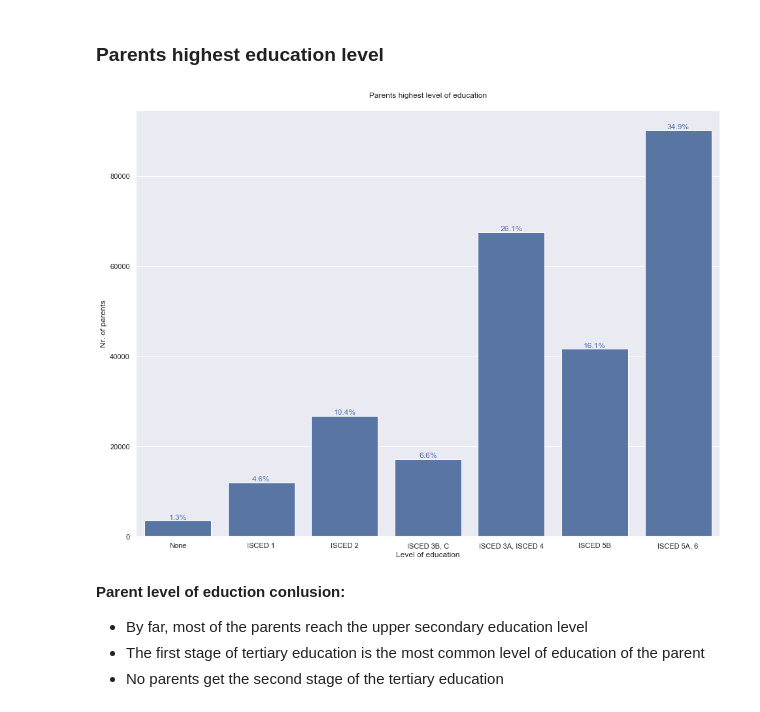
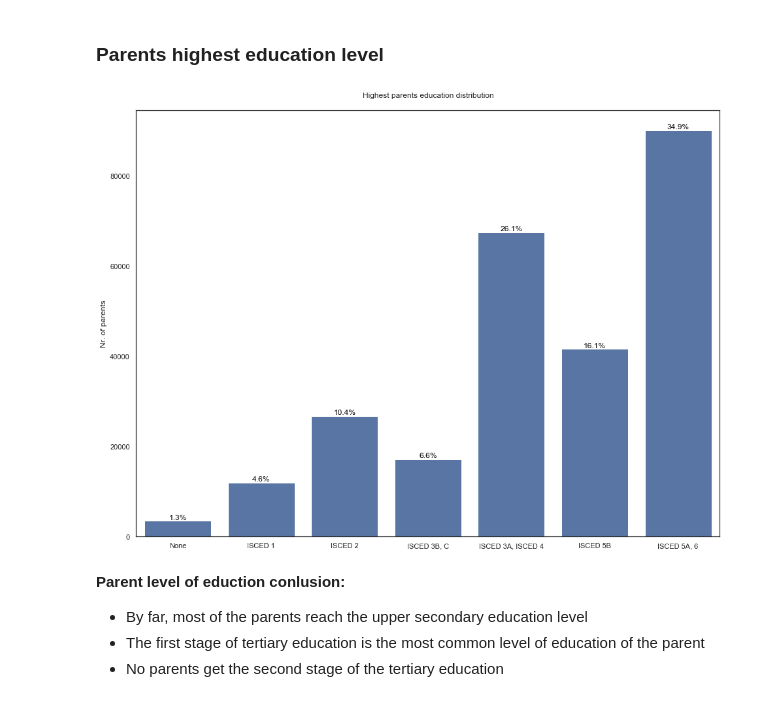
Before and after one commit to rguitter/dand, a Jupyter notebook: P5-Data_visualization/exploration_template.ipynb, the cells around one changed output. Drawn from its saved outputs; the diff is of its cells as text; code cells hidden in the pictures.

```diff
--- a/P5-Data_visualization/exploration_template.ipynb
+++ b/P5-Data_visualization/exploration_template.ipynb
@@ -258,6 +262,7 @@ import numpy as np
 import pandas as pd
 import matplotlib.pyplot as plt
 import seaborn as sb
+from matplotlib.gridspec import GridSpec
 
 %matplotlib inline
 
@@ -267,7 +272,11 @@ sb.set(style='white')
 pisa_clean = pd.read_csv("pisa2012_clean.csv", encoding='latin-1');
 
 # Time withe parent as int
-pisa_clean.loc[:,'StudyTimeWithParent'] = pisa_clean.StudyTimeWithParent.astype('int64')
+pisa_clean.loc[:,'Study Time With Parent'] = pisa_clean['Study Time With Parent'].astype('int64')
+
+# Parents Presence
+parents_presence_dtype = pd.api.types.CategoricalDtype(categories=['Both','Single'])
+pisa_clean.loc[:,'Parents Presence'] = pisa_clean['Parents Presence'].astype(parents_presence_dtype)
 
 # Gender as category
 gender_dtype = pd.api.types.CategoricalDtype(categories=['Female','Male'])
@@ -277,11 +286,11 @@ pisa_clean.loc[:,'Gender'] = pisa_clean.Gender.astype(gender_dtype)
 parentHE_dtype = pd.api.types.CategoricalDtype(
                     categories=['None','ISCED 1','ISCED 2','ISCED 3B, C','ISCED 3A, ISCED 4','ISCED 5B','ISCED 5A, 6'],
                     ordered=True)
-pisa_clean.loc[:,'ParentsHighestEducation'] = pisa_clean.ParentsHighestEducation.astype(parentHE_dtype)
+pisa_clean.loc[:,'Parents Highest Education'] = pisa_clean['Parents Highest Education'].astype(parentHE_dtype)
 
 # Immigration as category
 immig_dtype = pd.api.types.CategoricalDtype(categories=['Native','Second-Generation','First-Generation'], ordered=True)
-pisa_clean.loc[:,'ImmigrationStatus'] = pisa_clean.ImmigrationStatus.astype(immig_dtype)
+pisa_clean.loc[:,'Immigration Status'] = pisa_clean['Immigration Status'].astype(immig_dtype)
 
 pisa_clean.head()
 # %% [output]
@@ -402,28 +410,28 @@ plt.show();
 ### Parents highest education level
 # %%
 plt.figure(figsize=[16, 12]);
-sb.countplot(x = 'ParentsHighestEducation', data = pisa_clean, color = sb.color_palette()[0]);
+sb.countplot(x = 'Parents Highest Education', data = pisa_clean, color = sb.color_palette()[0]);
 
 # add annotations
 n_points = pisa_clean.shape[0]
-cat_counts = pisa_clean['ParentsHighestEducation'].value_counts()
+cat_counts = pisa_clean['Parents Highest Education'].value_counts()
 locs, labels = plt.xticks() # get the current tick locations and labels
 
 # loop through each pair of locations and labels
 for loc, label in zip(locs, labels):
 
     # get the text property for the label to get the correct count
     count = cat_counts[label.get_text()]
     pct_string = '{:0.1f}%'.format(100*count/n_points)
 
     # print the annotation just below the top of the bar
-    plt.text(loc, count-8, pct_string, ha = 'center', va='bottom', color = 'b')
+    plt.text(loc, count-8, pct_string, ha = 'center', va='bottom', color = 'black')
 
-plt.ylabel("Nr. of parents");
-plt.xlabel('Level of education');
-plt.title('Parents highest level of education', y = 1.02);
+plt.ylabel('Nr. of parents');
+plt.xlabel('');
+plt.title('Highest parents education distribution', y = 1.02);
 # %% [output]
-[figure, old version]
+[figure, new version]
 # %% [markdown]
 **Parent level of eduction conlusion:**
 
```
Also changed, not shown: parts of 34 cells of this notebook, 1 other file.
